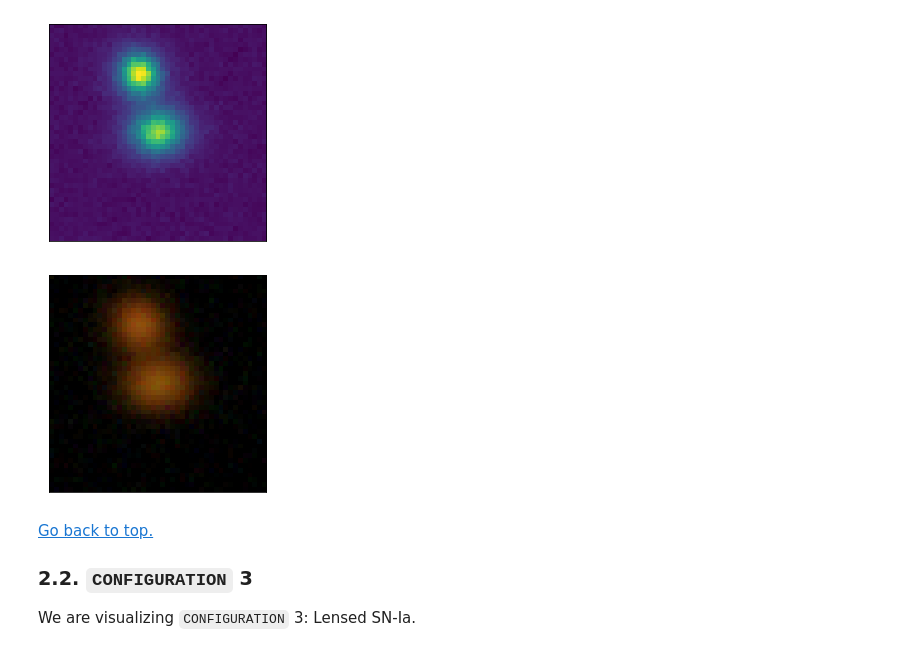
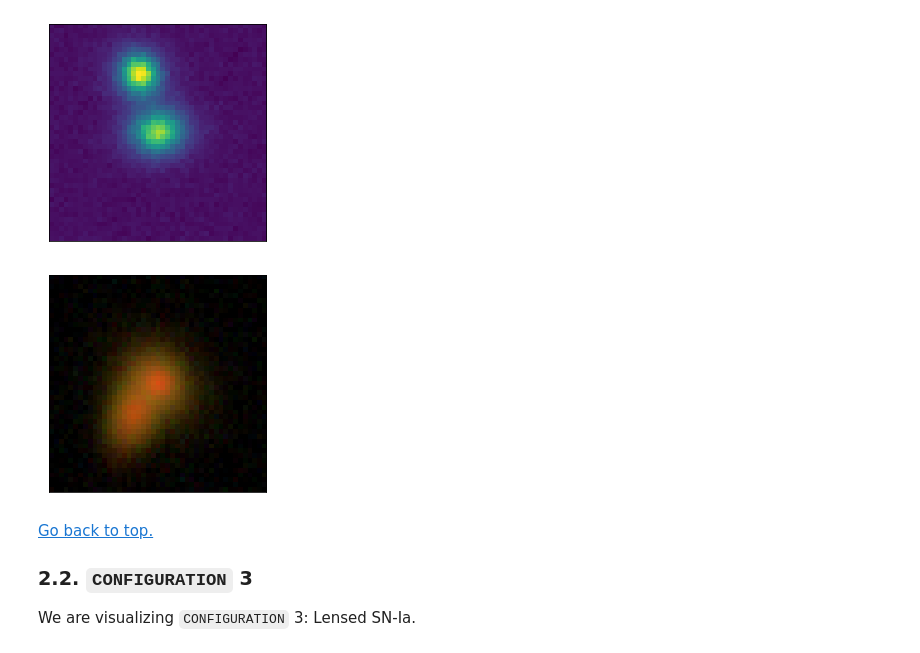
Before and after one commit to Catarina-Alves/DeepZipper, a Jupyter notebook: Simulations/2_visualization.ipynb, the cells around one changed output. Drawn from its saved outputs; the diff is of its cells as text; code cells hidden in the pictures.

Commit message:
Try to generate and visualise data

```diff
--- a/Simulations/2_visualization.ipynb
+++ b/Simulations/2_visualization.ipynb
@@ -49,9 +49,9 @@ for i in np.arange(4):
 [figure]
 [figure]
 # %%
-view_image_rgb(high_cad_1_2_config2_images[0], Q=10, stretch=10)
+view_image_rgb(high_cad_1_2_config2_images[42], Q=10, stretch=10)
 # %% [output]
-[figure, old version]
+[figure, new version]
 # %% [markdown]
 [Go back to top.](#index)
 
```
Also changed, not shown: parts of 2 cells of this notebook, 2 other files.
